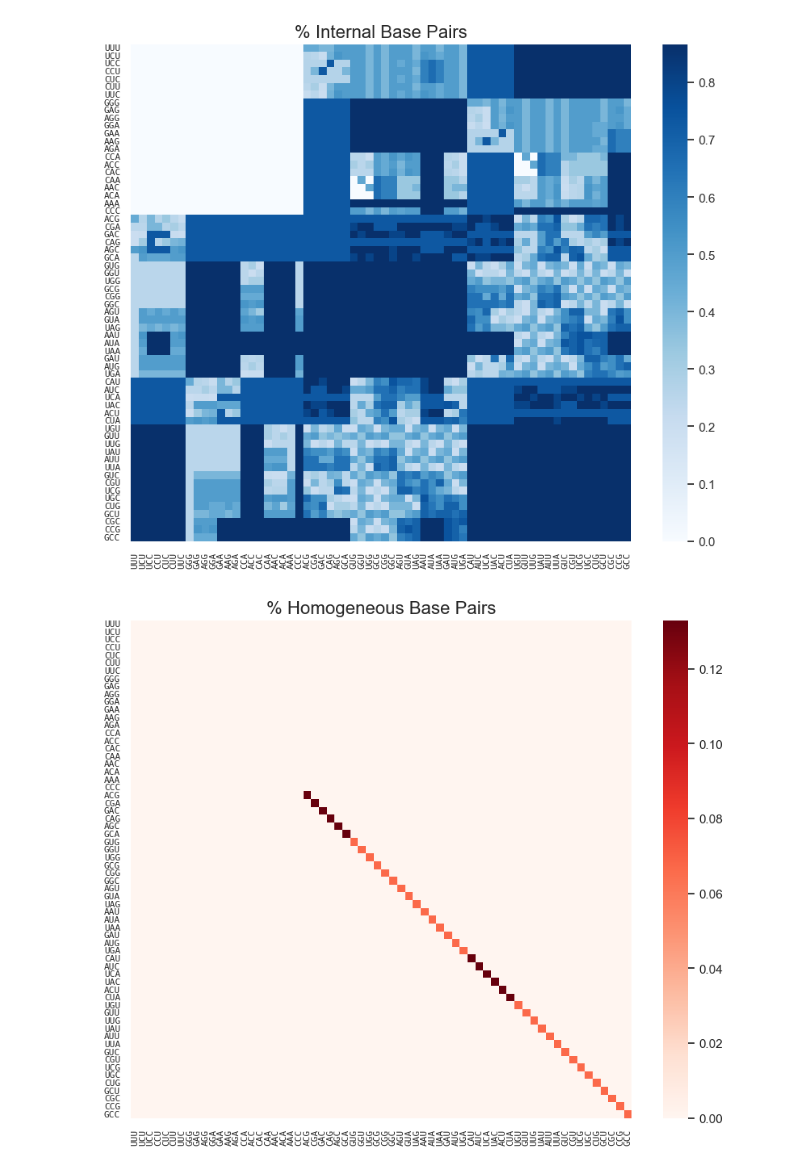
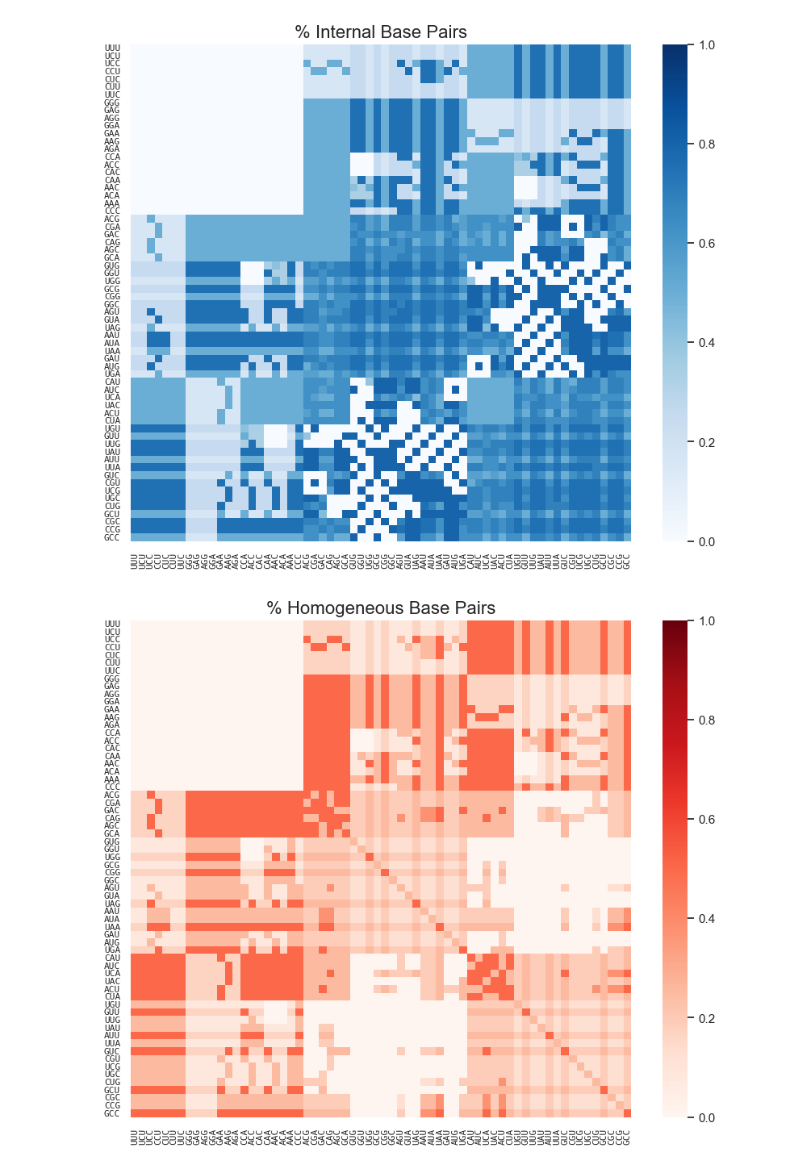
Before and after one commit to TomSavard/RNA_Triplets, a Jupyter notebook: code/c++/test.ipynb, the cells around one changed output. Drawn from its saved outputs; the diff is of its cells as text; code cells hidden in the pictures.

```diff
--- a/code/c++/test.ipynb
+++ b/code/c++/test.ipynb
@@ -5,9 +5,9 @@ import seaborn as sns
 import matplotlib.pyplot as plt
 # %%
 # Load the data from CSV files
-internal_data = pd.read_csv('../c++/internal.csv', index_col=0)
-homogeneous_data = pd.read_csv('../c++/homogeneous.csv', index_col=0)
-heterogeneous_data = pd.read_csv('../c++/heterogeneous.csv', index_col=0)
+internal_data = pd.read_csv('../c++/internal_all.csv', index_col=0)
+homogeneous_data = pd.read_csv('../c++/homogeneous_all.csv', index_col=0)
+heterogeneous_data = pd.read_csv('../c++/heterogeneous_all.csv', index_col=0)
 
 custom_order = [
     "UUU", "UCU", "UCC", "CCU", "CUC", "CUU", "UUC", "GGG", "GAG", "AGG", "GGA", "GAA", "AAG", "AGA",
@@ -20,32 +20,34 @@ custom_order = [
 internal_data = internal_data.loc[custom_order, custom_order]
 homogeneous_data = homogeneous_data.loc[custom_order, custom_order]
 heterogeneous_data = heterogeneous_data.loc[custom_order, custom_order]
 
 # Set up the heatmap style
 sns.set_theme(style="whitegrid")
 
 # Function to plot a heatmap
 def plot_heatmap(data, title, cmap="YlGnBu", label_font_size=8):
     plt.figure(figsize=(10, 8))
     sns.heatmap(data,
                 annot=False,
                 cmap=cmap,
                 cbar=True,
+                vmin=0,
+                vmax=1,
                 xticklabels=data.columns,
                 yticklabels=data.index)
     plt.title(title, fontsize=16)
     plt.xticks(fontsize=label_font_size, rotation=90, fontfamily='monospace')
     plt.yticks(fontsize=label_font_size, fontfamily='monospace')
     plt.show()
 
 # Plot the heatmap for internal base pairing
 plot_heatmap(internal_data, "% Internal Base Pairs", cmap="Blues")
 
 # Plot the heatmap for homogeneous base pairing
 plot_heatmap(homogeneous_data, "% Homogeneous Base Pairs", cmap="Reds")
 
 # Plot the heatmap for heterogeneous base pairing
 plot_heatmap(heterogeneous_data, "% Heterogeneous Base Pairs", cmap="Greens")
 # %% [output]
-[figure, old version]
+[figure, new version]
-[figure, old version]
+[figure, new version]
```
Also changed, not shown: parts of 1 cell of this notebook, 5 other files.
